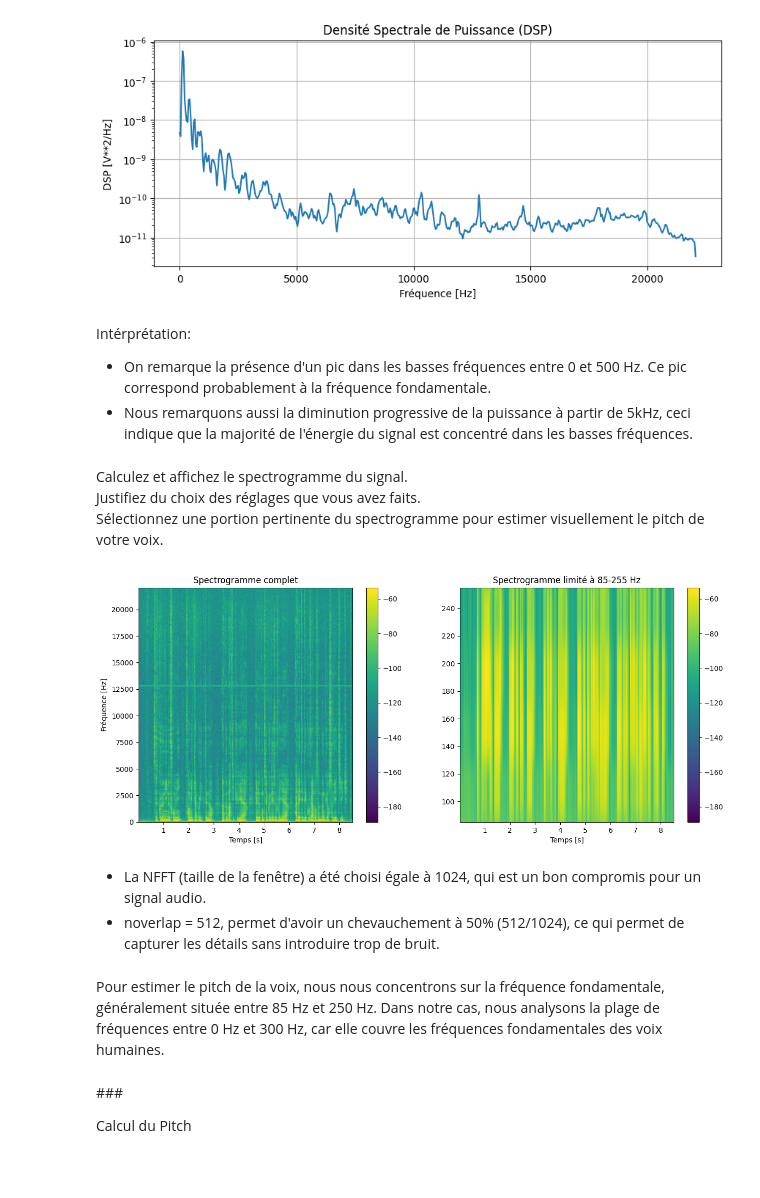
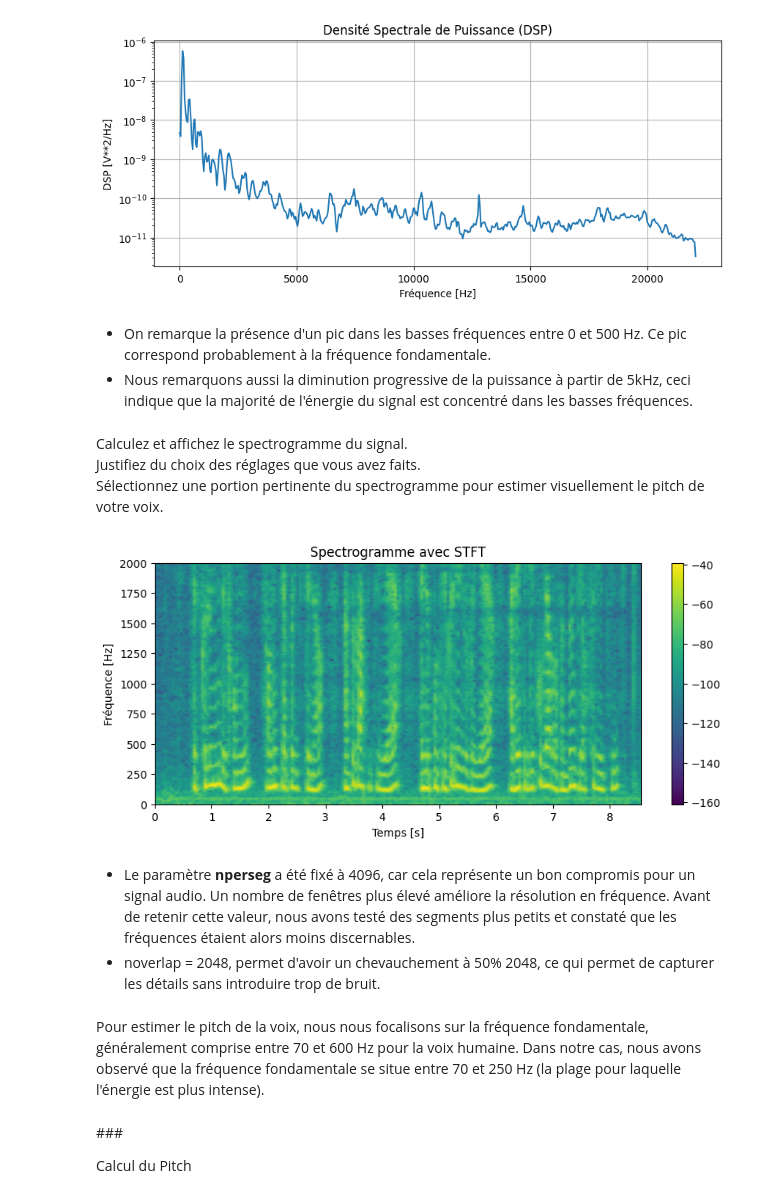
Before and after one commit to mouna-naim/MVA-Courses, a Jupyter notebook: Signal-Processing/dlts-tp1.ipynb, the cells around one changed output. Saved outputs shown, nothing was run; the diff lists cells and outputs as text; code cells hidden in the pictures; blank space fills up the shorter version.

```diff
--- a/Signal-Processing/dlts-tp1.ipynb
+++ b/Signal-Processing/dlts-tp1.ipynb
@@ -85,7 +82,7 @@ plt.show()
 # %% [output]
 [figure]
 # %% [markdown]
-Intérprétation:
+
 - On remarque la présence d'un pic dans les basses fréquences entre 0 et 500 Hz. Ce pic correspond probablement à la fréquence fondamentale.
 - Nous remarquons aussi la diminution progressive de la puissance à partir de 5kHz, ceci indique que la majorité de l'énergie du signal est concentré dans les basses fréquences.
 # %% [markdown]
@@ -93,32 +90,36 @@ Intérprétation:
 Justifiez du choix des réglages que vous avez faits. <br>
 Sélectionnez une portion pertinente du spectrogramme pour estimer visuellement le pitch de votre voix.
     </div>
-# %%
-fig, ax = plt.subplots(1, 2, figsize=(15, 6))
-
-# Premier spectrogramme pour toute l'audio
-cax0 = ax[0].specgram(data, Fs=sample_rate, NFFT=1024, noverlap=512, cmap='viridis')
-ax[0].set_title('Spectrogramme complet')
-ax[0].set_xlabel('Temps [s]')
-ax[0].set_ylabel('Fréquence [Hz]')
-fig.colorbar(cax0[3], ax=ax[0])
-
-# Deuxième spectrogramme limité entre 0Hz-300Hz
-cax1 = ax[1].specgram(data, Fs=sample_rate, NFFT=1024, noverlap=512, cmap='viridis')
-ax[1].set_title('Spectrogramme limité à 85-255 Hz')
-ax[1].set_xlabel('Temps [s]')
-ax[1].set_ylim(85, 255)
-fig.colorbar(cax1[3], ax=ax[1])
-
-plt.subplots_adjust(wspace=0.2)
-plt.show()
-# %% [output]
-[figure, removed]
+# %%
+import numpy as np
+import matplotlib.pyplot as plt
+from scipy.signal import stft
+
+# Calcul de la STFT
+frequencies, times, Zxx = stft(data, fs=sample_rate, nperseg=2048*2, noverlap=2048)
+
+# Amplitude du spectrogramme en décibels
+amplitude_spectrogram_db = 20 * np.log10(np.abs(Zxx))
+
+# Tracé du spectrogramme en décibels
+plt.figure(figsize=(10, 4))
+
+plt.pcolormesh(times, frequencies, amplitude_spectrogram_db, shading='gouraud', cmap='viridis')
+plt.title('Spectrogramme avec STFT')
+plt.xlabel('Temps [s]')
+plt.ylabel('Fréquence [Hz]')
+plt.ylim(0, 2000)
+
+plt.colorbar()
+
+plt.show()
+# %% [output]
+[figure, added]
 # %% [markdown]
-- La NFFT (taille de la fenêtre) a été choisi égale à 1024, qui est un bon compromis pour un signal audio.
-- noverlap = 512, permet d'avoir un chevauchement à 50% (512/1024), ce qui permet de capturer les détails sans introduire trop de bruit.
+- Le paramètre **nperseg** a été fixé à 4096, car cela représente un bon compromis pour un signal audio. Un nombre de fenêtres plus élevé améliore la résolution en fréquence. Avant de retenir cette valeur, nous avons testé des segments plus petits et constaté que les fréquences étaient alors moins discernables.
+- noverlap = 2048, permet d'avoir un chevauchement à 50% 2048, ce qui permet de capturer les détails sans introduire trop de bruit.
 # %% [markdown]
-Pour estimer le pitch de la voix, nous nous concentrons sur la fréquence fondamentale, généralement située entre 85 Hz et 250 Hz. Dans notre cas, nous analysons la plage de fréquences entre 0 Hz et 300 Hz, car elle couvre les fréquences fondamentales des voix humaines.
+Pour estimer le pitch de la voix, nous nous focalisons sur la fréquence fondamentale, généralement comprise entre 70 et 600 Hz pour la voix humaine. Dans notre cas, nous avons observé que la fréquence fondamentale se situe entre 70 et 250 Hz (la plage pour laquelle l'énergie est plus intense).
 # %% [markdown]
 ### <div class=consignes>Calcul du Pitch</div>
 # %% [markdown]
```
Also changed, not shown: parts of 9 cells of this notebook, 9 other files.
